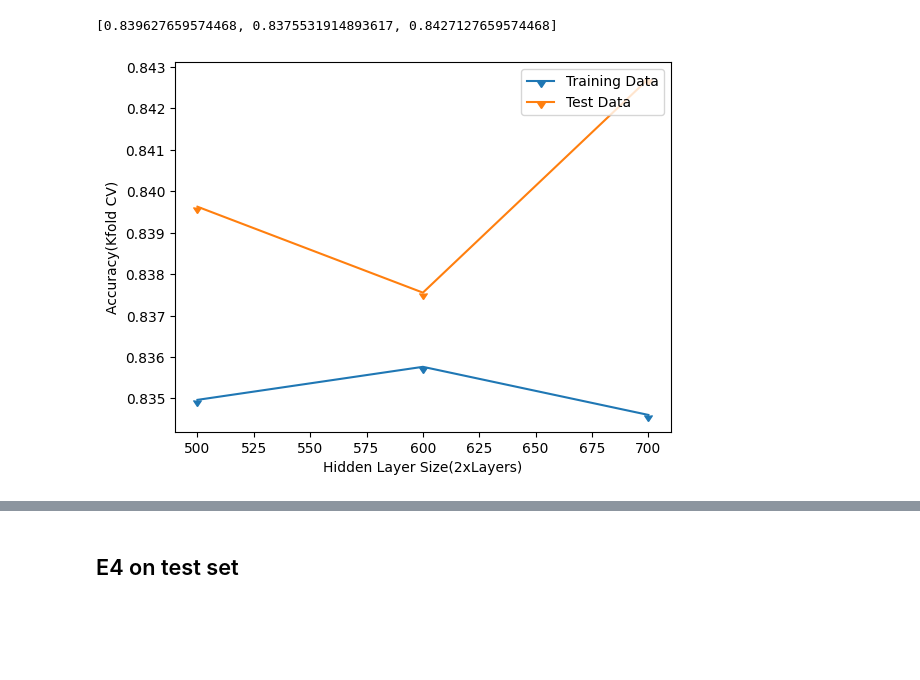
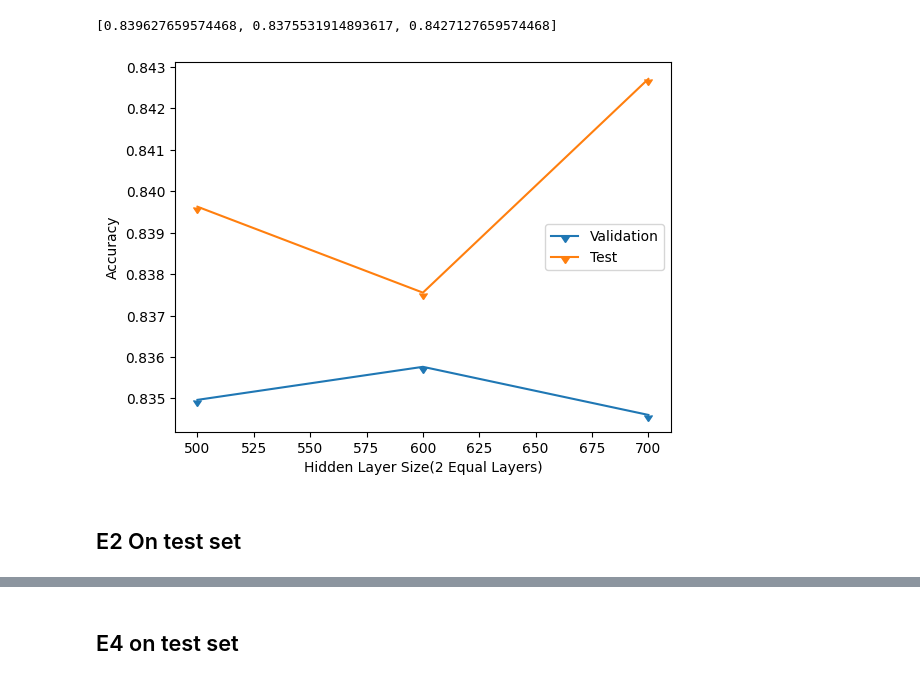
Before and after one commit to ebert-c/SENG-474-Project, a Jupyter notebook: seng475_project_nn_v2.ipynb, the cells around one changed output, grey strips where cells are left out. Cells and saved outputs as stored; diff of their text form; code cells hidden in the pictures; blank space fills up the shorter version.

Commit message:
final_results

```diff
--- a/seng475_project_nn_v2.ipynb
+++ b/seng475_project_nn_v2.ipynb
@@ -585,0 +590,10 @@ plt.show()
+# %%
+# setup global file names
+store_models_name = 'e6_epochLayer_models.joblib'
+store_results_name = 'e6_epochLayer_results.joblib'
+
+# define hyper parameter
+# hidden_layer number, size remains constant.
+hp_epoch_number = list(range(50,200,50))
+hp_layers = (600,600)
+hp_epoch_number
@@ -585,0 +602,9 @@ plt.show()
+# %%
+# evaulate e4 models on test set
+from joblib import load
+from sklearn.model_selection import cross_val_score
+
+result_y_test = []
+load_trainedModels = load(store_models_name)
+for i in range(len(load_trainedModels)):
+    result_y_test.append(load_trainedModels[i].score(test_data,test_target))
@@ -587,0 +635,7 @@ plt.show()
+# %%
+# setup global file names
+# change these names to be unique
+store_models_name = 'e1_iternum1_models.joblib'
+store_results_name = 'e1_iternum1_results.joblib'
+hp = list(range(50,600,150))
+hp
@@ -587,0 +644,9 @@ plt.show()
+# %%
+# evaulate e1 models on test set
+from joblib import load
+from sklearn.model_selection import cross_val_score
+
+result_y_test = []
+load_trainedModels = load(store_models_name)
+for i in range(len(load_trainedModels)):
+    result_y_test.append(load_trainedModels[i].score(test_data,test_target))
@@ -684,21 +777,23 @@ result_y_test
 # %%
 # setup variables
 from joblib import load
 
 # get kfold accuracies for y axis
 plot_y = load(store_results_name)
 
 # Set x points to number of iterations
 plot_x = [item[0] for item in hp]
 
 # plot
 fig, ax = plt.subplots()
-ax.set_xlabel("Hidden Layer Size(2xLayers)")
-ax.set_ylabel("Accuracy(Kfold CV)")
+ax.set_xlabel("Hidden Layer Size(2 Equal Layers)")
+ax.set_ylabel("Accuracy")
 ax.plot(plot_x, plot_y,label="Validation",marker=11)
 ax.plot(plot_x, result_y_test,label="Test",marker=11)
 
 ax.legend(loc='right')
 plt.show()
 # %% [output]
-[figure, old version]
+[figure, new version]
+# %% [markdown]
+## E2 On test set
```
Also changed, not shown: parts of 37 cells of this notebook, 3 other files.
